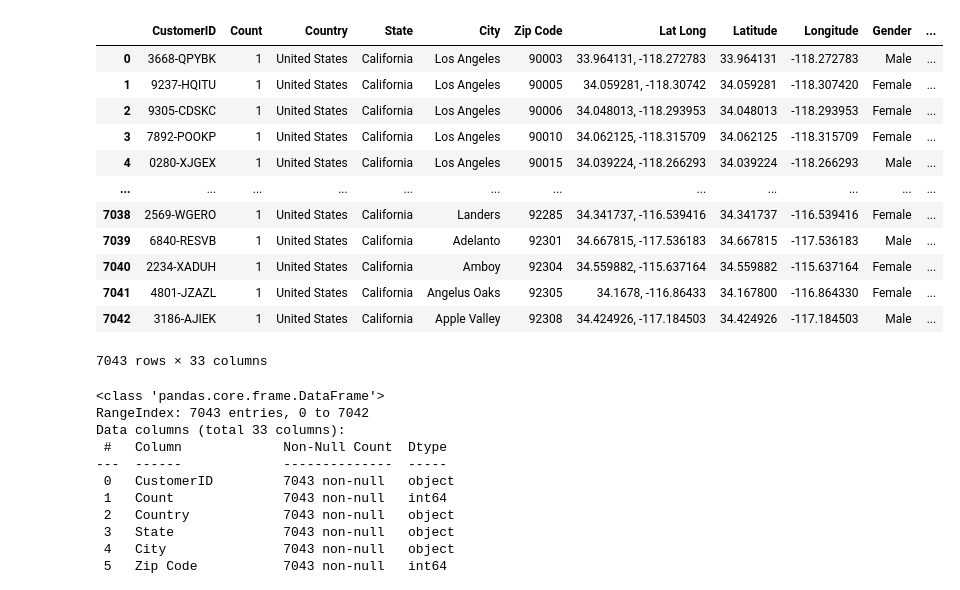
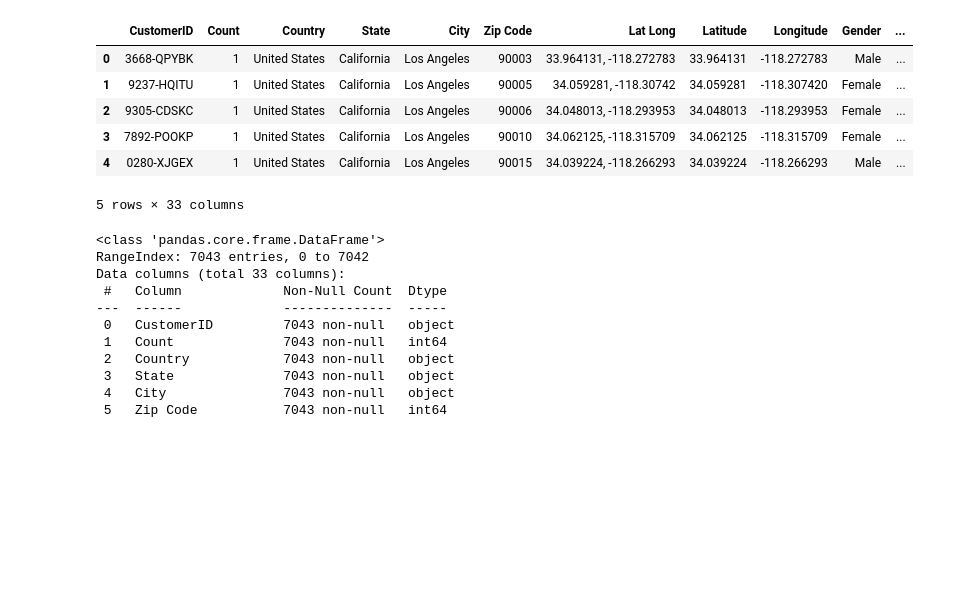
Before and after one commit to amharringthon/IBM-Telco-Churn-Prediction, a Jupyter notebook: Telecom_Churn_EDA_Model.ipynb, the cells around one changed output. Cells and saved outputs as stored; diff of their text form; code cells hidden in the pictures; blank space fills up the shorter version.

```diff
--- a/Telecom_Churn_EDA_Model.ipynb
+++ b/Telecom_Churn_EDA_Model.ipynb
@@ -3,20 +5,14 @@ import pandas as pd
 # %%
 df = pd.read_csv("https://raw.githubusercontent.com/amharringthon/IBM-Telco-Churn-Prediction/refs/heads/main/data/Telco_customer_churn.csv")
-df
+df.head()
 # %% [output]
 |  | CustomerID | Count | Country | State | City | Zip Code | Lat Long | Latitude | Longitude | Gender | ... |
 | 0 | 3668-QPYBK | 1 | United States | California | Los Angeles | 90003 | 33.964131, -118.272783 | 33.964131 | -118.272783 | Male | ... |
 | 1 | 9237-HQITU | 1 | United States | California | Los Angeles | 90005 | 34.059281, -118.30742 | 34.059281 | -118.307420 | Female | ... |
 | 2 | 9305-CDSKC | 1 | United States | California | Los Angeles | 90006 | 34.048013, -118.293953 | 34.048013 | -118.293953 | Female | ... |
 | 3 | 7892-POOKP | 1 | United States | California | Los Angeles | 90010 | 34.062125, -118.315709 | 34.062125 | -118.315709 | Female | ... |
 | 4 | 0280-XJGEX | 1 | United States | California | Los Angeles | 90015 | 34.039224, -118.266293 | 34.039224 | -118.266293 | Male | ... |
-| ... | ... | ... | ... | ... | ... | ... | ... | ... | ... | ... | ... |
-| 7038 | 2569-WGERO | 1 | United States | California | Landers | 92285 | 34.341737, -116.539416 | 34.341737 | -116.539416 | Female | ... |
-| 7039 | 6840-RESVB | 1 | United States | California | Adelanto | 92301 | 34.667815, -117.536183 | 34.667815 | -117.536183 | Male | ... |
-| 7040 | 2234-XADUH | 1 | United States | California | Amboy | 92304 | 34.559882, -115.637164 | 34.559882 | -115.637164 | Female | ... |
-| 7041 | 4801-JZAZL | 1 | United States | California | Angelus Oaks | 92305 | 34.1678, -116.86433 | 34.167800 | -116.864330 | Female | ... |
-| 7042 | 3186-AJIEK | 1 | United States | California | Apple Valley | 92308 | 34.424926, -117.184503 | 34.424926 | -117.184503 | Male | ... |
-7043 rows × 33 columns
+5 rows × 33 columns
 # %%
 df.info()
 # %% [output]
```
Also changed, not shown: parts of 7 cells of this notebook.
